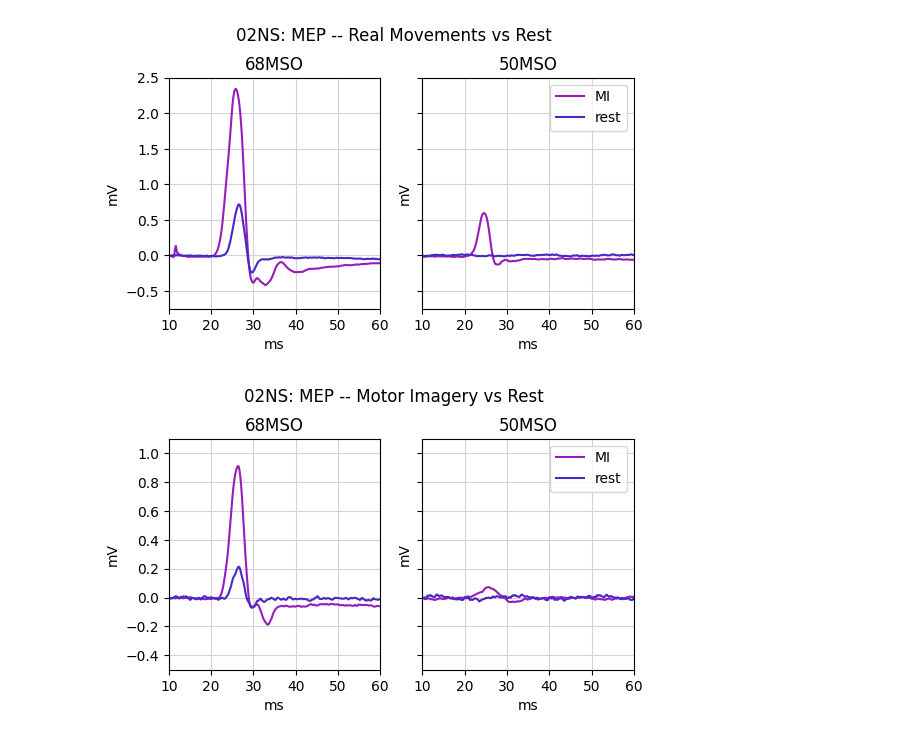
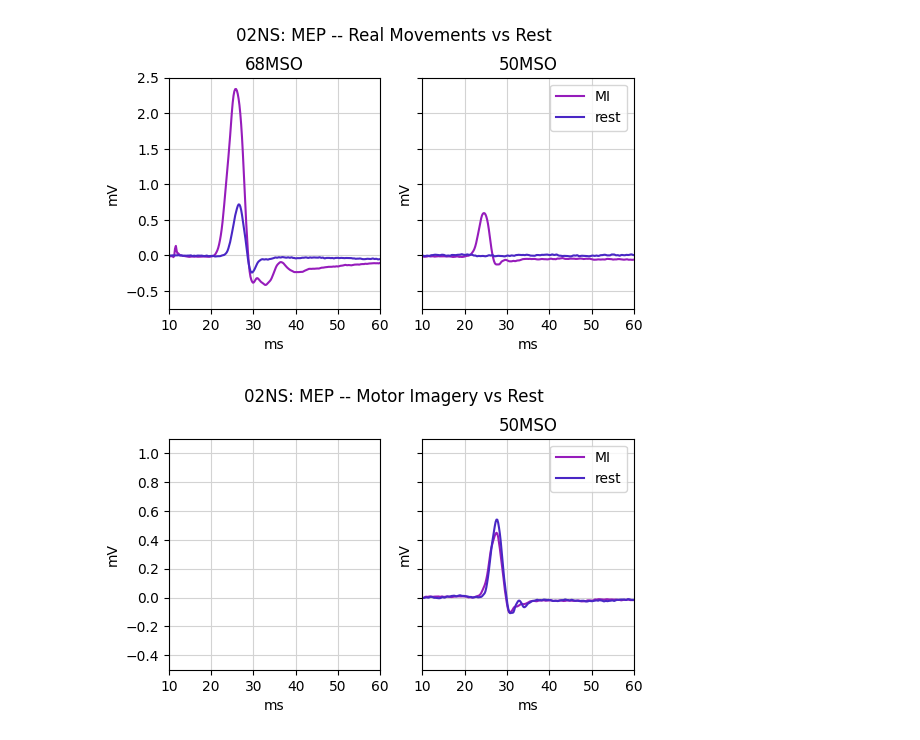
Before and after one commit to JuliaRory/PonkSync-Trainer, a Jupyter notebook: notebooks/04_process_MEP.ipynb, the cells around one changed output. Drawn from its saved outputs; the diff is of its cells as text; code cells hidden in the pictures.

```diff
--- a/notebooks/04_process_MEP.ipynb
+++ b/notebooks/04_process_MEP.ipynb
@@ -61,29 +61,29 @@ def calculate_mep_amp(filename_path, bit, seq):
 
     return bas_motor_epochs, bas_rest_epochs
 # %%
-subject = "02NS"
+subject = "03AZ"
 
-record = "07_tms_68MSO_real.hdf"
-seq = seq1
-filename_path = os.path.join(r"../data", subject, record)
-print(f"-----Испытуемый {subject}, запись {record}-----")
-motor_rmt_real, rest_rmt_real = calculate_mep_amp(filename_path, 2, seq1)
+# record = "07_tms_68MSO_real.hdf"
+# seq = seq1
+# filename_path = os.path.join(r"../data", subject, record)
+# print(f"-----Испытуемый {subject}, запись {record}-----")
+# motor_rmt_real, rest_rmt_real = calculate_mep_amp(filename_path, 2, seq1)
 
 
-record = "08_tms_50MSO_real.hdf"
-seq = seq2
-filename_path = os.path.join(r"../data", subject, record)
-print(f"-----Испытуемый {subject}, запись {record}-----")
-motor_quasi_real, rest_quasi_real = calculate_mep_amp(filename_path, 2, seq2)
+# record = "08_tms_50MSO_real.hdf"
+# seq = seq2
+# filename_path = os.path.join(r"../data", subject, record)
+# print(f"-----Испытуемый {subject}, запись {record}-----")
+# motor_quasi_real, rest_quasi_real = calculate_mep_amp(filename_path, 2, seq2)
 
 
-record = "09_tms_68MSO_MI.hdf"
-seq = seq3
-filename_path = os.path.join(r"../data", subject, record)
-print(f"-----Испытуемый {subject}, запись {record}-----")
-motor_rmt_mi, rest_rmt_mi = calculate_mep_amp(filename_path, 2, seq3)
+# record = "09_tms_68MSO_MI.hdf"
+# seq = seq3
+# filename_path = os.path.join(r"../data", subject, record)
+# print(f"-----Испытуемый {subject}, запись {record}-----")
+# motor_rmt_mi, rest_rmt_mi = calculate_mep_amp(filename_path, 2, seq3)
 
-record = "10_tms_50MSO_MI.hdf"
+record = "11_03AZ_tms_52MSO_MI.hdf"
 seq = seq4
 filename_path = os.path.join(r"../data", subject, record)
 print(f"-----Испытуемый {subject}, запись {record}-----")
@@ -130,24 +135,24 @@ for ax in axis:
 [figure]
 # %%
 fig, axis = plt.subplots(1, 2, figsize=(6, 3), sharey=True)
-ax = axis[0]
-ax.plot(time, -np.mean(motor_rmt_mi, axis=0), label='MI (n=30)', color="#961CBB")
-ax.plot(time, -np.mean(rest_rmt_mi, axis=0), label='rest (n=10)', color="#4927C5")
-ax.set_title("68MSO")
+# ax = axis[0]
+# ax.plot(time, -np.mean(motor_rmt_mi, axis=0), label='MI (n=30)', color="#961CBB")
+# ax.plot(time, -np.mean(rest_rmt_mi, axis=0), label='rest (n=10)', color="#4927C5")
+# ax.set_title("68MSO")
 
 
 ax = axis[1]
 ax.plot(time, -np.mean(motor_quasi_mi, axis=0), label='MI', color="#961CBB")
 ax.plot(time, -np.mean(rest_quasi_mi, axis=0), label='rest', color="#4927C5")
 ax.set_title("50MSO")
 ax.legend()
 plt.suptitle("02NS: MEP -- Motor Imagery vs Rest", y=1.05)
 
 for ax in axis:
     ax.set_xlim(10, 60)
     ax.set_xlabel("ms")
     ax.set_ylabel("mV")
     ax.set_ylim(-0.5, 1.1)
     ax.grid(color='lightgrey')
 # %% [output]
-[figure, old version]
+[figure, new version]
```
Also changed, not shown: parts of 13 cells of this notebook.
